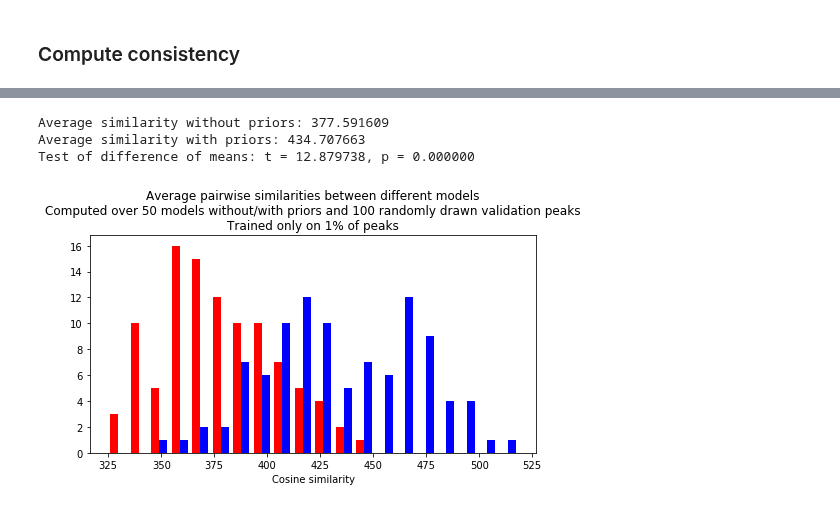
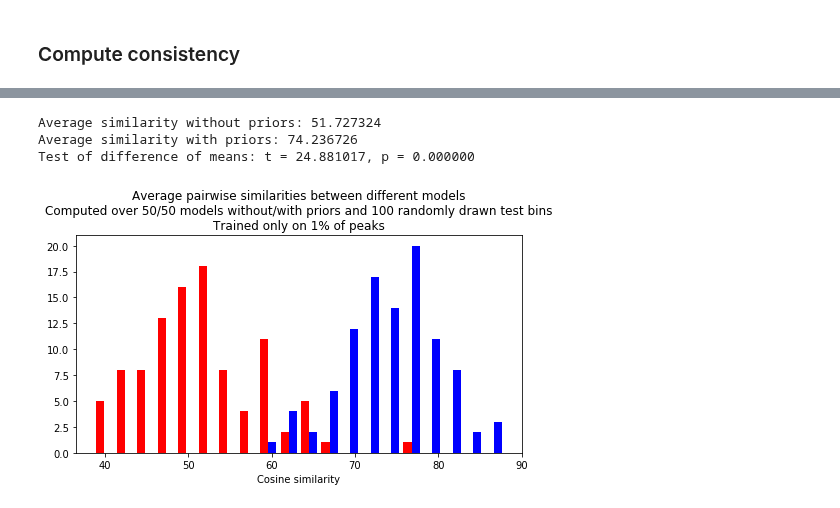
Before and after one commit to amtseng/fourier_attribution_priors, a Jupyter notebook: notebooks/model_gradient_consistency.ipynb, the cells around one changed output, grey strips where cells are left out. Drawn from its saved outputs; the diff is of its cells as text; code cells hidden in the pictures.

```diff
--- a/notebooks/model_gradient_consistency.ipynb
+++ b/notebooks/model_gradient_consistency.ipynb
@@ -242,38 +229,36 @@ sample_coords = pos_coords_table[pos_coords_table[0].isin(["chr8", "chr10"])].sa
 # %%
-def compute_gradients(model_paths, sample_coords, batch_size=128):
+def compute_gradients(model_paths, sample, batch_size=128):
     """
     Given a list of paths to M models and a list of N coordinates, computes
     the input gradients over all models, returning an M x N x I x 4 array of
     gradient values and an N x I x 4 array of one-hot encoded sequence.
     """
-    num_models, num_coords = len(model_paths), len(sample_coords)
+    num_models, num_samples = len(model_paths), len(sample)
 
-    num_batches = int(np.ceil(num_coords / batch_size))
+    num_batches = int(np.ceil(num_samples / batch_size))
 
-    all_input_grads = np.empty((num_models, num_coords, input_length, 4))
-    all_one_hot_seqs = np.empty((num_coords, input_length, 4))
+    all_input_grads = np.empty((num_models, num_samples, input_length, 4))
+    all_one_hot_seqs = np.empty((num_samples, input_length, 4))
 
     for i in tqdm.notebook.trange(num_models):
         model = restore_model(model_paths[i])
         for j in range(num_batches):
             batch_slice = slice(j * batch_size, (j + 1) * batch_size)
-            coord_batch = sample_coords[batch_slice]
-            _, _, _, _, one_hot_seqs, input_grads, _, _, _ = predict_coords(
-                model, coord_batch, print_losses=False
-            )
+            batch = sample[batch_slice]
+            input_grads, one_hot_seqs = get_input_grads(model, model_type, batch)
             all_input_grads[i, batch_slice] = input_grads
             if i == 0:
                 all_one_hot_seqs[batch_slice] = one_hot_seqs
     return all_input_grads, all_one_hot_seqs
 # %%
 # Compute the gradients and 1-hot seqs
-prior_grads, one_hot_seqs = compute_gradients(prior_model_paths, sample_coords)
-noprior_grads, _ = compute_gradients(noprior_model_paths, sample_coords)
+prior_grads, one_hot_seqs = compute_gradients(prior_model_paths, sample)
+noprior_grads, _ = compute_gradients(noprior_model_paths, sample)
 # %%
 # Plot out a few examples over some different models
 center_slice = slice(600, 700)
-for i in np.random.choice(num_coords, size=3):
-    print(sample_coords[i])
+for i in np.random.choice(num_samples, size=3):
+    print(sample[i])
     print("=========================")
     print("Without priors:")
     print("---------------")
@@ -324,6 +309,10 @@ def cosine_sim(seq_1, seq_2):
     """
     dot = np.sum(seq_1 * seq_2, axis=1)
     mag_1, mag_2 = np.sqrt(np.sum(seq_1 * seq_1, axis=1)), np.sqrt(np.sum(seq_2 * seq_2, axis=1))
+    # Ensure that base with all 0 is given a similarity score of 0
+    zero_mask = (mag_1 == 0) | (mag_2 == 0)
+    mag_1[zero_mask] = 1
+    mag_2[zero_mask] = 1
     return np.sum(dot / (mag_1 * mag_2))
 # %%
 def compute_similarity_matrix(input_grads, sim_func=cont_jaccard):
@@ -350,28 +339,28 @@ noprior_sim_matrix = compute_similarity_matrix(noprior_grads, sim_func=cosine_si
 # %%
 noprior_avg_sims, prior_avg_sims = [], []
 bin_num = 20
-for i in range(num_coords):
+for i in range(num_samples):
     noprior_avg_sims.append(np.nanmean(noprior_sim_matrix[i][np.tril_indices(len(noprior_model_paths), k=-1)]))
     prior_avg_sims.append(np.nanmean(prior_sim_matrix[i][np.tril_indices(len(prior_model_paths), k=-1)]))
 plt.figure(figsize=(8, 4))
 plt.hist(
     [noprior_avg_sims, prior_avg_sims],
     bin_num, histtype="bar",
     label=["No prior", "With prior"], color=["red", "blue"]
 )
 plt.title(
     "Average pairwise similarities between different models" +
-    "\nComputed over 50 models without/with priors and 100 randomly drawn validation peaks" +
+    "\nComputed over %d/%d models without/with priors and 100 randomly drawn test bins" % (len(noprior_model_paths), len(prior_model_paths)) +
     "\nTrained only on 1% of peaks"
 )
 plt.xlabel("Cosine similarity")
 
-print("Average similarity without priors: %f" % np.mean(noprior_avg_sims))
-print("Average similarity with priors: %f" % np.mean(prior_avg_sims))
+print("Average similarity without priors: %f" % np.nanmean(noprior_avg_sims))
+print("Average similarity with priors: %f" % np.nanmean(prior_avg_sims))
 t, p = scipy.stats.ttest_ind(prior_avg_sims, noprior_avg_sims)
 print("Test of difference of means: t = %f, p = %f" % (t, p / 2))
 # %% [output]
-Average similarity without priors: 377.591609
-Average similarity with priors: 434.707663
-Test of difference of means: t = 12.879738, p = 0.000000
+Average similarity without priors: 51.727324
+Average similarity with priors: 74.236726
+Test of difference of means: t = 24.881017, p = 0.000000
-[figure, old version]
+[figure, new version]
```
Also changed, not shown: parts of 16 cells of this notebook, 8 other files.
